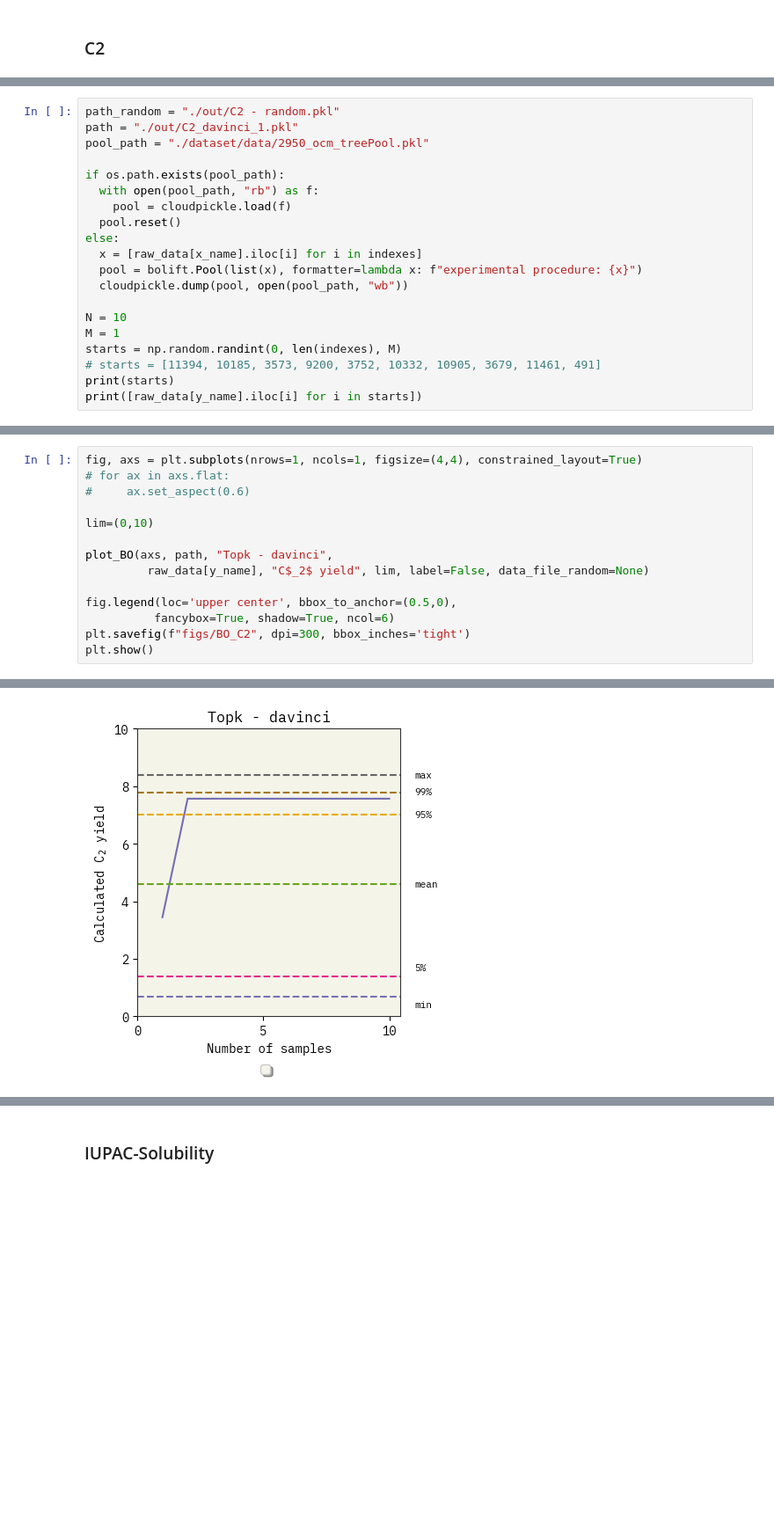
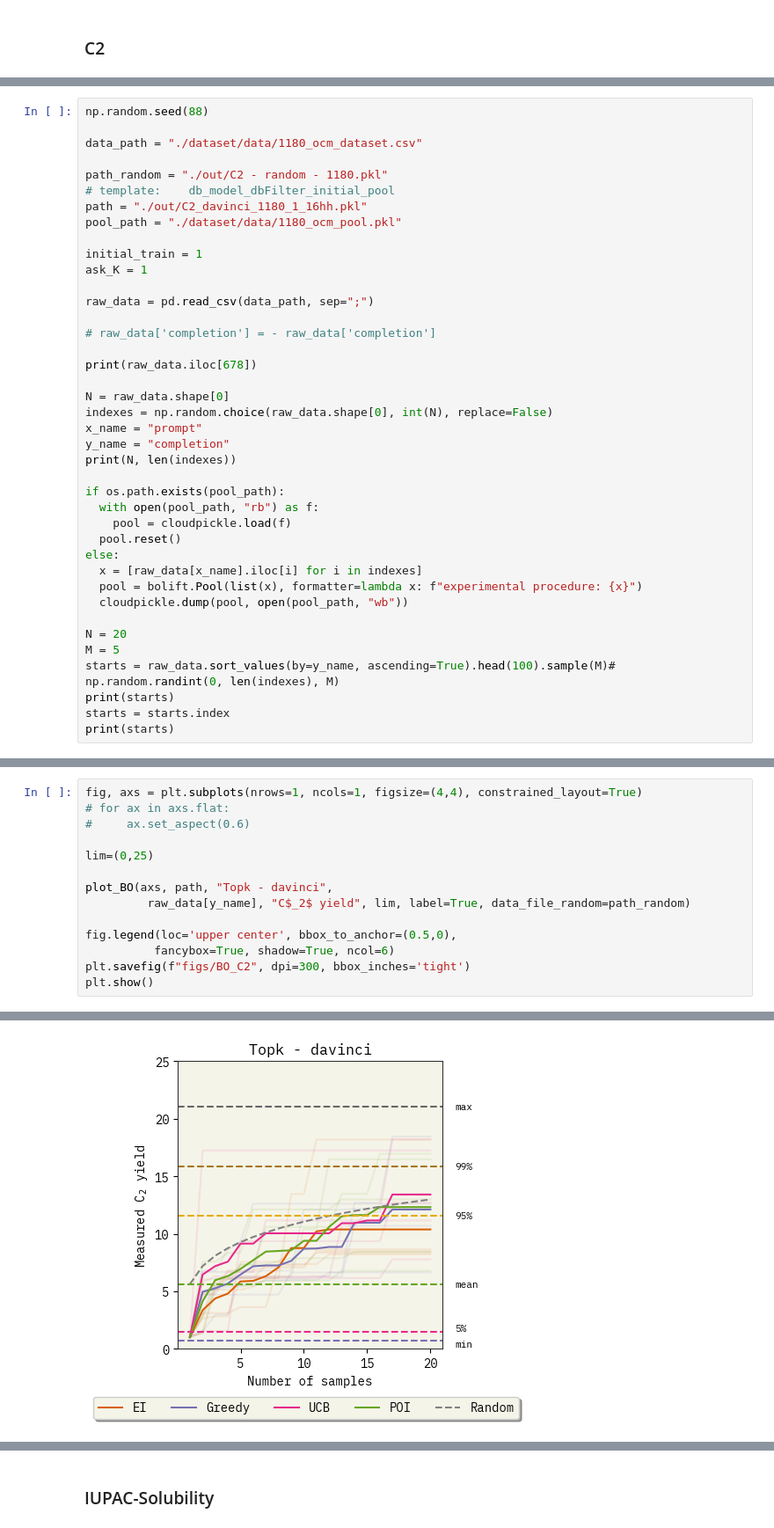
Before and after one commit to ur-whitelab/BO-LIFT, a Jupyter notebook: paper/BO_experiments.ipynb, the cells around one changed output, grey strips where cells are left out. Shown at 88% size. Cells and saved outputs as stored; diff of their text form; blank space fills up the shorter version.

```diff
--- a/paper/BO_experiments.ipynb
+++ b/paper/BO_experiments.ipynb
@@ -423,7 +457,27 @@ asktell = bolift.AskTellFewShotTopk(
 # %%
-path_random = "./out/C2 - random.pkl"
-path = "./out/C2_davinci_1.pkl"
-pool_path = "./dataset/data/2950_ocm_treePool.pkl"
+np.random.seed(88)
+
+data_path = "./dataset/data/1180_ocm_dataset.csv"
+
+path_random = "./out/C2 - random - 1180.pkl"
+# template:    db_model_dbFilter_initial_pool
+path = "./out/C2_davinci_1180_1_16hh.pkl"
+pool_path = "./dataset/data/1180_ocm_pool.pkl"
+
+initial_train = 1
+ask_K = 1
+
+raw_data = pd.read_csv(data_path, sep=";")
+
+# raw_data['completion'] = - raw_data['completion']
+
+print(raw_data.iloc[678])
+
+N = raw_data.shape[0]
+indexes = np.random.choice(raw_data.shape[0], int(N), replace=False)
+x_name = "prompt"
+y_name = "completion"
+print(N, len(indexes))
 
 if os.path.exists(pool_path):
   with open(pool_path, "rb") as f:
@@ -434,10 +488,10 @@ else:
   pool = bolift.Pool(list(x), formatter=lambda x: f"experimental procedure: {x}")
   cloudpickle.dump(pool, open(pool_path, "wb"))
 
-N = 10
-M = 1
-starts = np.random.randint(0, len(indexes), M)
-# starts = [11394, 10185, 3573, 9200, 3752, 10332, 10905, 3679, 11461, 491]
+N = 20
+M = 5
+starts = raw_data.sort_values(by=y_name, ascending=True).head(100).sample(M)# np.random.randint(0, len(indexes), M)
 print(starts)
-print([raw_data[y_name].iloc[i] for i in starts])
+starts = starts.index
+print(starts)
 # %% [output]
@@ -493,10 +548,10 @@ fig, axs = plt.subplots(nrows=1, ncols=1, figsize=(4,4), constrained_layout=True
 # for ax in axs.flat:
 #     ax.set_aspect(0.6)
 
-lim=(0,10)
+lim=(0,25)
 
 plot_BO(axs, path, "Topk - davinci",
-         raw_data[y_name], "C$_2$ yield", lim, label=False, data_file_random=None)
+         raw_data[y_name], "C$_2$ yield", lim, label=True, data_file_random=path_random)
 
 fig.legend(loc='upper center', bbox_to_anchor=(0.5,0),
           fancybox=True, shadow=True, ncol=6)
@@ -507,4 +561,4 @@ No artists with labels found to put in legend.  Note that artists whose label st
-[figure, old version]
+[figure, new version]
 # %%
 import seaborn as sns
 
```
Also changed, not shown: parts of 9 cells of this notebook, 44 other files.
